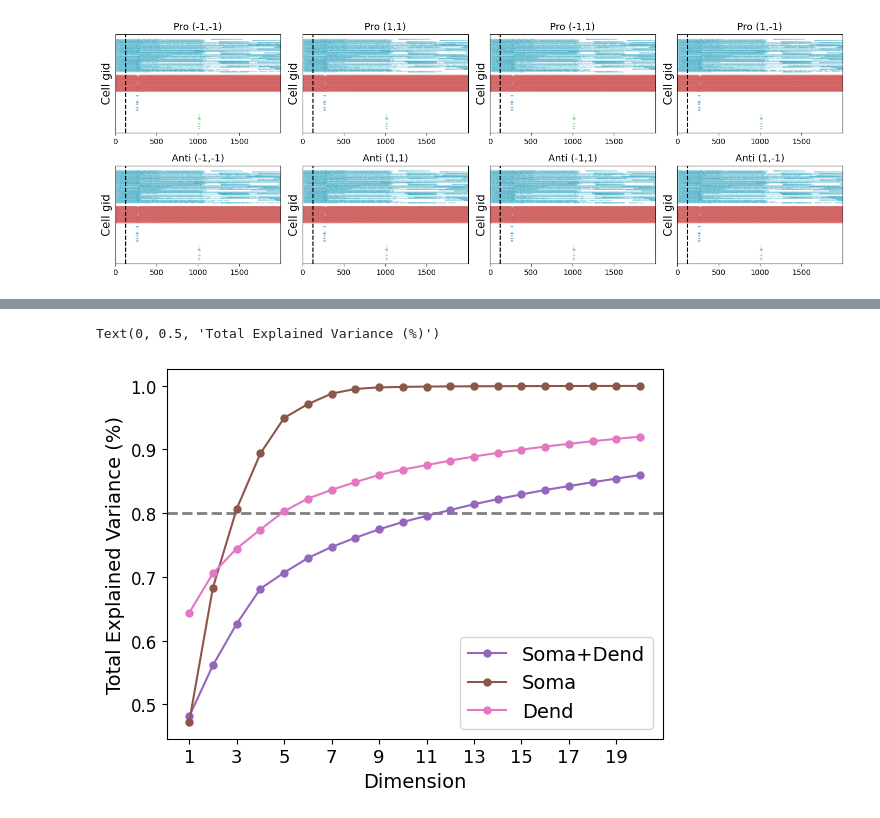
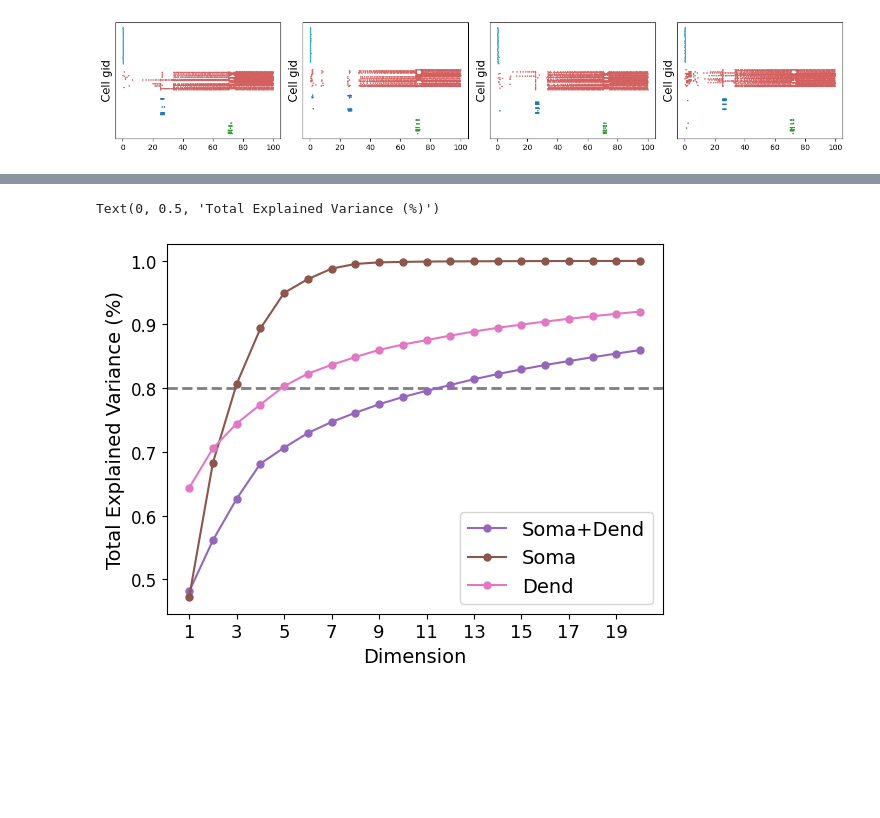
Before and after one commit to ntolley/dendractor, a Jupyter notebook: notebooks/plot_memorycontext_random_initialization.ipynb, the cells around one changed output, grey strips where cells are left out. Cells and saved outputs as stored; diff of their text form; code cells hidden in the pictures; blank space fills up the shorter version.

```diff
--- a/notebooks/plot_memorycontext_random_initialization.ipynb
+++ b/notebooks/plot_memorycontext_random_initialization.ipynb
@@ -70,30 +0,0 @@ burn_in = int(8000 / downsample_factor)
-# %%
-rate_gids = list(gid_ranges['E_rate'])
-rates = output_array[:, rate_gids, :]
-
-x_train = list()
-for sim_idx in range(0, output_array.shape[0], num_cond):
-    temp_list = list()
-    for cond_idx in range(num_cond):
-        temp_list.append(output_array[sim_idx + cond_idx, gid_ranges['E_rate'], :])
-    x_train.append(np.concatenate(temp_list, axis=1).T)
-
-
-num_model_sims = 15
-
-error_list = list()
-model = Ridge(alpha=2.0)
-rate_fit = np.concatenate([x[burn_in:, :] for x in x_train[:num_model_sims]])
-target_fit = np.concatenate([targets[burn_in:, :] for _ in range(num_model_sims)])
-model.fit(rate_fit, target_fit)
-
-# for sim_idx in range(num_model_sims, len(x_train)):
-for sim_idx in range(len(x_train)):
-    rate_pred = x_train[sim_idx]
-    y_pred = model.predict(rate_pred[burn_in:, :])
-
-
-    error = np.mean(np.square(targets[burn_in:, :] - y_pred))
-    error_list.append(error)
-
-print(error_list)
@@ -130,29 +278,30 @@ gid_ranges
 # %%
 fontsize = 15
 ticksize = 10
 labelsize=13
 threshold = 0.0
 
 spike_color_dict = {'E': '#37abc8', 'I': '#d35f5f', 'context': '#1f77b4', 'cue': '#2ca02c'}
 plt.figure(figsize=(14,5))
 for plot_idx, sim_idx in enumerate(range(num_cond)):
-    sim_idx *= num_cond
-    sim_idx += 10
+    # sim_idx *= num_cond
+    # sim_idx += 10
 
     plt.subplot(2,4, plot_idx+1)
     s = output_array[sim_idx, :]
     above_threshold = s > threshold
     spike_gids, spike_times = np.where(np.diff(above_threshold.astype(int), axis=1) == 1)
 
     for type_idx, (name, cell_range) in enumerate(gid_ranges.items()):
         if name not in ['output', 'E_rate', 'I_rate']:
             mask = np.isin(spike_gids, cell_range)
-            plt.scatter(spike_times[mask] * dt, -spike_gids[mask] - type_idx * 10, label=name, s=1, alpha=0.1, color=spike_color_dict[name])
+            plt.scatter(spike_times[mask] * dt, -spike_gids[mask] - type_idx * 10, label=name, s=1, alpha=1, color=spike_color_dict[name])
     plt.ylabel('Cell gid', fontsize=fontsize)
     plt.yticks([])
-    plt.xlim(0, time_vec[-1])
-    plt.axvline(500 * dt, color='k', linestyle='--')
-    plt.title(input_names[plot_idx], fontsize=labelsize)
+    # plt.xlim(0, time_vec[-1])
+    # plt.axvline(500 * dt, color='k', linestyle='--')
+    # plt.title(input_names[plot_idx], fontsize=labelsize)
     plt.tight_layout()
+    # plt.xlim(650, 700)
 # %% [output]
-[figure, old version]
+[figure, new version]
```
Also changed, not shown: parts of 15 cells of this notebook, 6 other files.
